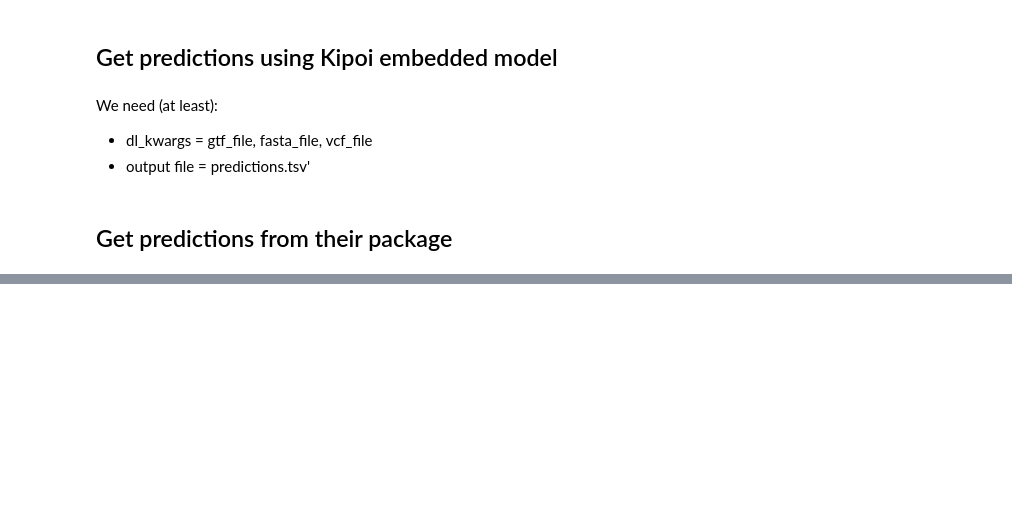
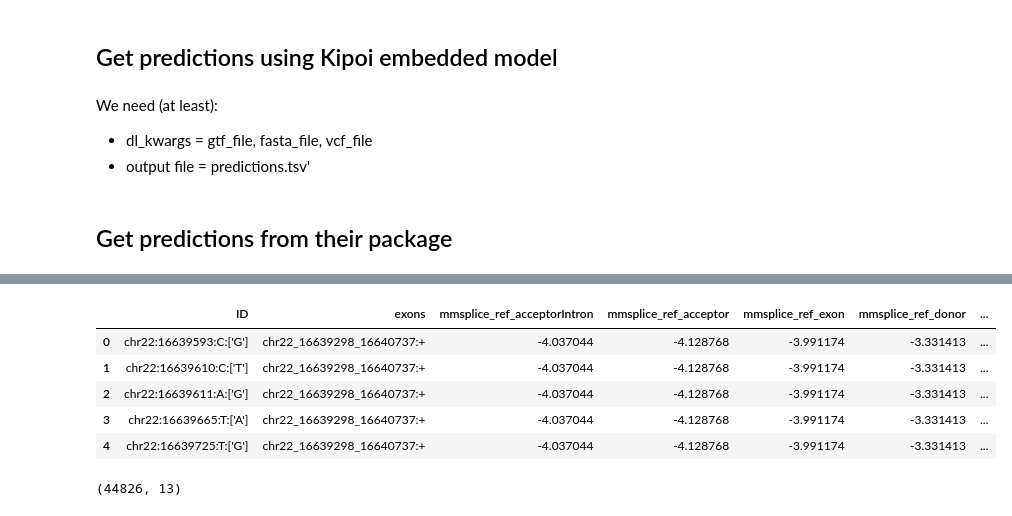
Before and after one commit to dansimancas/kipoi-cadd, a Jupyter notebook: src/03_kipoi_features/04_Get_MMSplice_features.ipynb, the cells around one changed output, grey strips where cells are left out. Cells and saved outputs as stored; diff of their text form; code cells hidden in the pictures; blank space fills up the shorter version.

```diff
--- a/src/03_kipoi_features/04_Get_MMSplice_features.ipynb
+++ b/src/03_kipoi_features/04_Get_MMSplice_features.ipynb
@@ -68,3 +446,18 @@ Using TensorFlow backend.
+# %%
+out_preds = "/s/project/kipoi-cadd/data/models/MMSplice/sample_chr22_predictions.tsv"
+predictions.to_csv(out_preds, sep="\t", index=False)
+predictions.head()
+# %% [output]
+|  | ID | exons | mmsplice_ref_acceptorIntron | mmsplice_ref_acceptor | mmsplice_ref_exon | mmsplice_ref_donor | ... |
+| 0 | chr22:16639593:C:['G'] | chr22_16639298_16640737:+ | -4.037044 | -4.128768 | -3.991174 | -3.331413 | ... |
+| 1 | chr22:16639610:C:['T'] | chr22_16639298_16640737:+ | -4.037044 | -4.128768 | -3.991174 | -3.331413 | ... |
+| 2 | chr22:16639611:A:['G'] | chr22_16639298_16640737:+ | -4.037044 | -4.128768 | -3.991174 | -3.331413 | ... |
+| 3 | chr22:16639665:T:['A'] | chr22_16639298_16640737:+ | -4.037044 | -4.128768 | -3.991174 | -3.331413 | ... |
+| 4 | chr22:16639725:T:['G'] | chr22_16639298_16640737:+ | -4.037044 | -4.128768 | -3.991174 | -3.331413 | ... |
+# %%
+predictions.shape
+# %% [output]
+(44826, 13)
 # %%
 # Summerize with maximum effect size
 predictionsMax = max_varEff(predictions)
```
Also changed, not shown: parts of 18 cells of this notebook, 11 other files.
